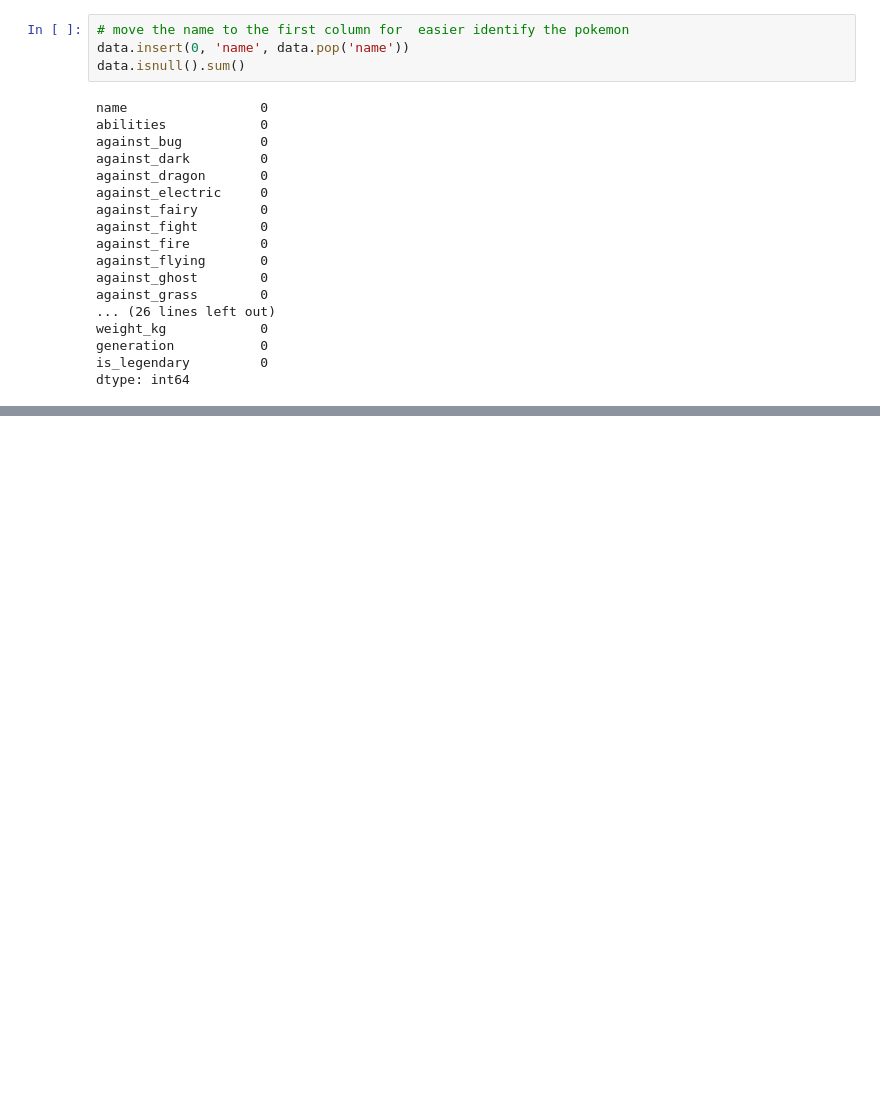
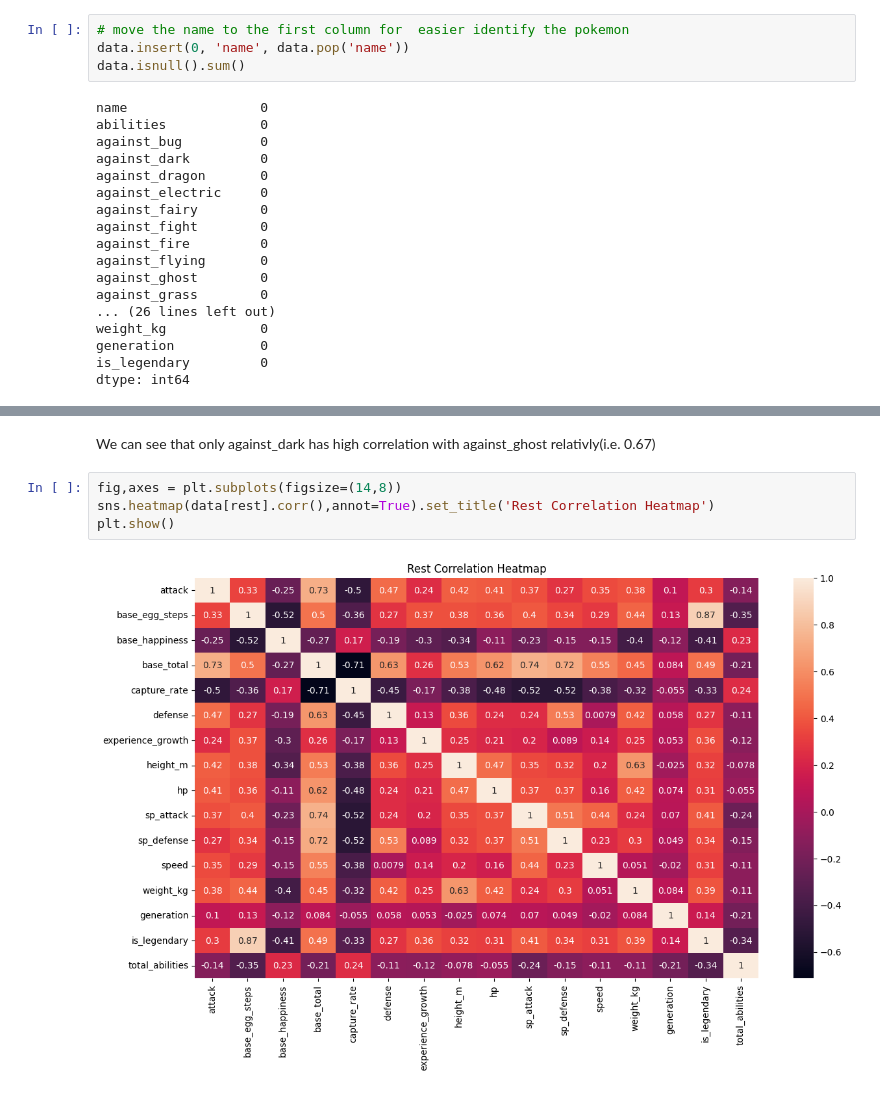
Before and after one commit to Zjm1900/data_mining, a Jupyter notebook: pokemon/pokemon.ipynb, the cells around one changed output, grey strips where cells are left out. Saved outputs shown, nothing was run; the diff lists cells and outputs as text; blank space fills up the shorter version.

```diff
--- a/pokemon/pokemon.ipynb
+++ b/pokemon/pokemon.ipynb
@@ -160,0 +271,8 @@ dtype: int64
+# %% [markdown]
+We can see that only against_dark has high correlation with against_ghost relativly(i.e. 0.67)
+# %%
+fig,axes = plt.subplots(figsize=(14,8))
+sns.heatmap(data[rest].corr(),annot=True).set_title('Rest Correlation Heatmap')
+plt.show()
+# %% [output]
+[figure, added]
```
Also changed, not shown: parts of 24 cells of this notebook.
